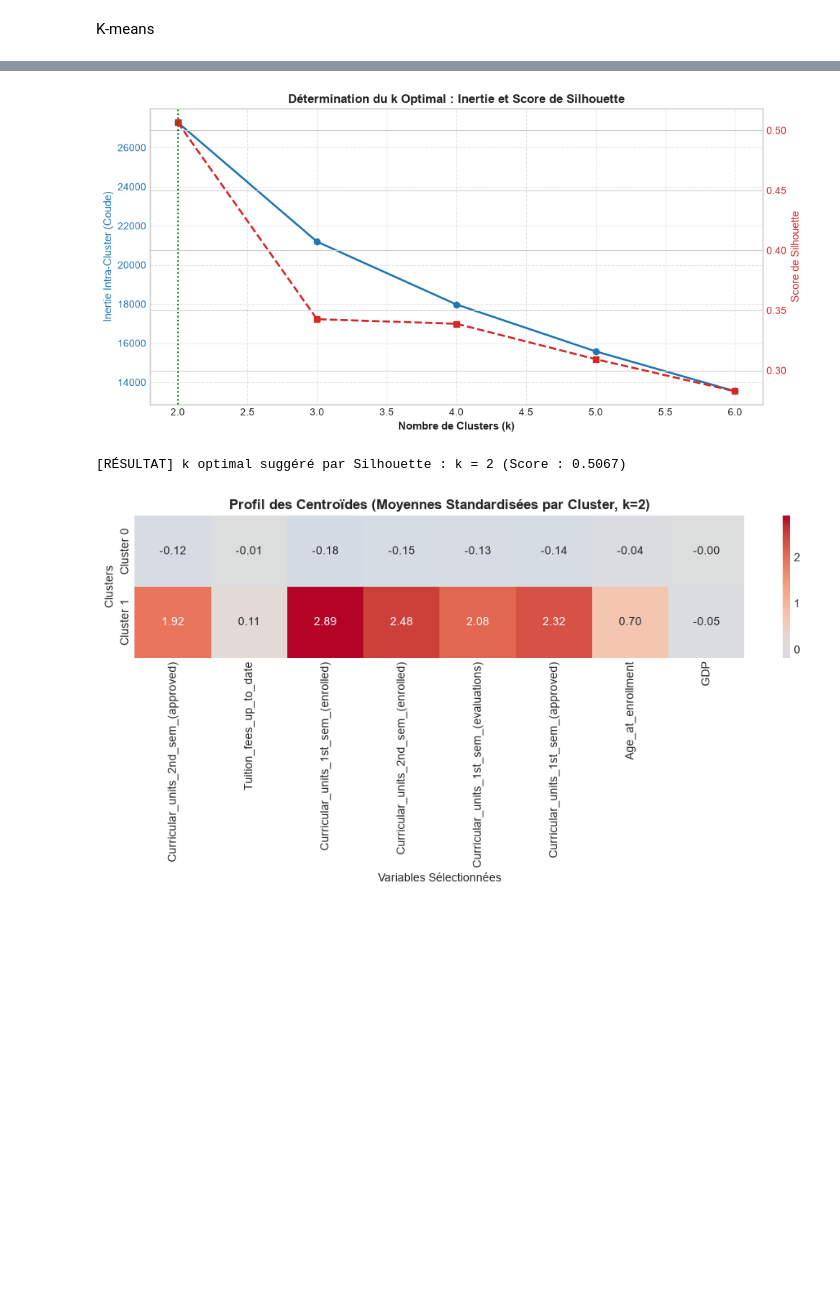
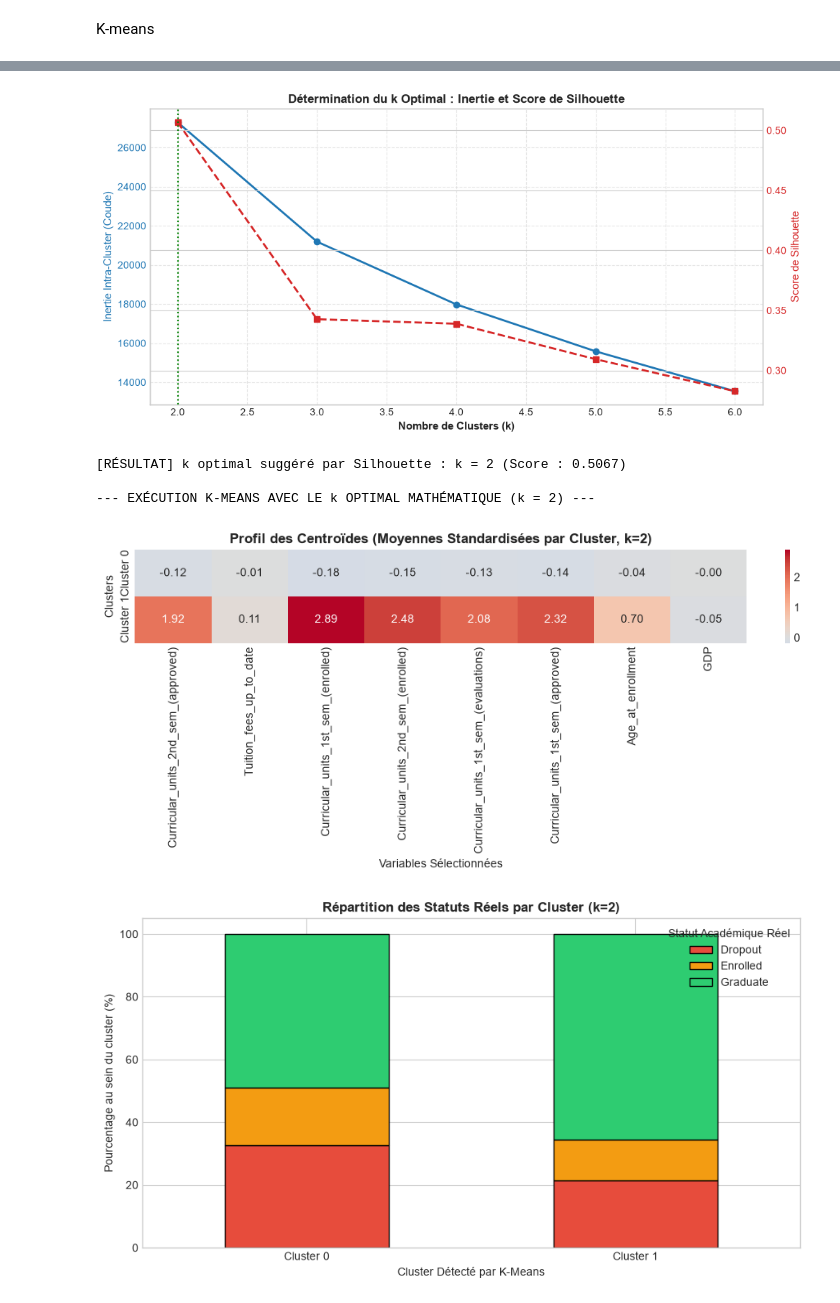
Before and after one commit to ayadiyassib/projet_dropout_ml, a Jupyter notebook: projet_ml_dropout.ipynb, the cells around one changed output, grey strips where cells are left out. Cells and saved outputs as stored; diff of their text form; code cells hidden in the pictures; blank space fills up the shorter version.

Commit message:
Update : Analyse k-means k=3 & README.MD

```diff
--- a/projet_ml_dropout.ipynb
+++ b/projet_ml_dropout.ipynb
@@ -143,33 +143,58 @@ weighted avg       0.76      0.73      0.74       885
 # %% [markdown]
 K-means
 # %%
+# =====================================================================
+# TÂCHE 3 : ANALYSE NON SUPERVISÉE (K-MEANS)
+# =====================================================================
 from src.kmeans_analysis import find_optimal_k, run_kmeans_and_profile
 
 print("=== TÂCHE 3 : ANALYSE NON SUPERVISÉE (K-MEANS) SUR LES VARIABLES SÉLECTIONNÉES ===")
 
-# Préparation de l'ensemble standardisé complet (X_train + X_test standardisés) sur les 8 variables
+# 1. Préparation de l'ensemble standardisé complet (Train + Test standardisés) sur les 8 variables
 X_all_sc = pd.concat([X_tr_sc, X_te_sc])[selected_features].values
 y_all_names = [inv_mapping[val] for val in np.concatenate([y_tr, y_te])]
 
-# 1. Recherche du nombre optimal de clusters k (Silhouette Score)
+# 2. Recherche du nombre optimal de clusters k (Silhouette Score & Inertie)
 best_k, silhouettes = find_optimal_k(X_all_sc, k_range=range(2, 7))
 
-# 2. Exécution du K-Means avec le k optimal et interprétation des profils
-# (Note : Si best_k est 2 ou 3, on peut aussi tester k=3 pour voir s'il colle aux 3 classes du problème)
+# 3. Exécution du K-Means avec le k optimal suggéré par la silhouette (k = 2)
+print(f"\n--- EXÉCUTION K-MEANS AVEC LE k OPTIMAL MATHÉMATIQUE (k = {best_k}) ---")
 df_centroids, cross_counts, cross_pct = run_kmeans_and_profile(
     X_sc_selected=X_all_sc,
     y_true_names=y_all_names,
-    optimal_k=best_k,
-    feature_names=selected_features
+    k=best_k,
+    feature_names=selected_features,
+    save_centroids="figures/cluster_centroids.png",
+    save_distribution="figures/clusters_distribution.png"
 )
 
-print("\n--- EFFECTIFS RÉELS PAR CLUSTER ---")
+print("\n--- EFFECTIFS RÉELS PAR CLUSTER (k=2) ---")
 display(cross_counts)
 
-print("\n--- PROPORTIONS PAR CLUSTER (POURCENTAGE LIGNE) ---")
+print("\n--- PROPORTIONS PAR CLUSTER EN % (k=2) ---")
 display(cross_pct.round(2))
+
+# 4. Analyse complémentaire métier pour k = 3 (Correspondance avec les 3 statuts réels)
+print("\n=== COMPLÉMENT MÉTIER : ANALYSE AVEC k = 3 (3 STATUTS ACADÉMIQUES) ===")
+df_cent_3, counts_3, pct_3 = run_kmeans_and_profile(
+    X_sc_selected=X_all_sc,
+    y_true_names=y_all_names,
+    k=3,
+    feature_names=selected_features,
+    save_centroids="figures/cluster_centroids_k3.png",
+    save_distribution="figures/clusters_distribution_k3.png"
+)
+
+print("\n--- EFFECTIFS RÉELS PAR CLUSTER (k=3) ---")
+display(counts_3)
+
+print("\n--- PROPORTIONS PAR CLUSTER EN % (k=3) ---")
+display(pct_3.round(2))
 # %% [output]
 === TÂCHE 3 : ANALYSE NON SUPERVISÉE (K-MEANS) SUR LES VARIABLES SÉLECTIONNÉES ===
 [figure]
 [RÉSULTAT] k optimal suggéré par Silhouette : k = 2 (Score : 0.5067)
+
+--- EXÉCUTION K-MEANS AVEC LE k OPTIMAL MATHÉMATIQUE (k = 2) ---
-[figure, old version]
+[figure, new version]
+[figure, new version]
```
Also changed, not shown: parts of 1 cell of this notebook, 10 other files.
